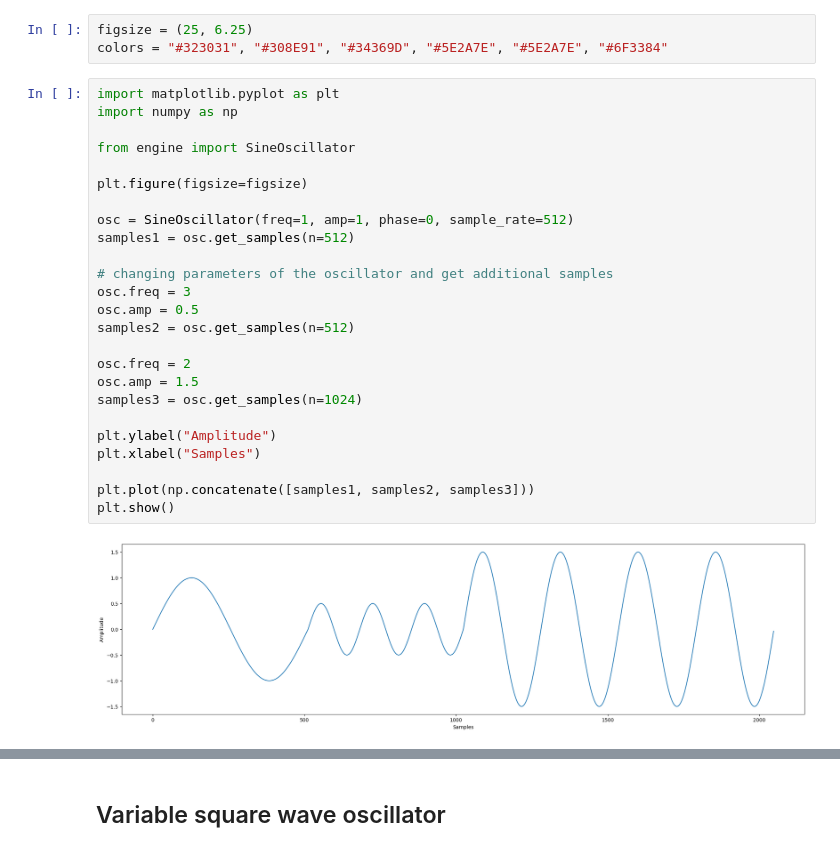
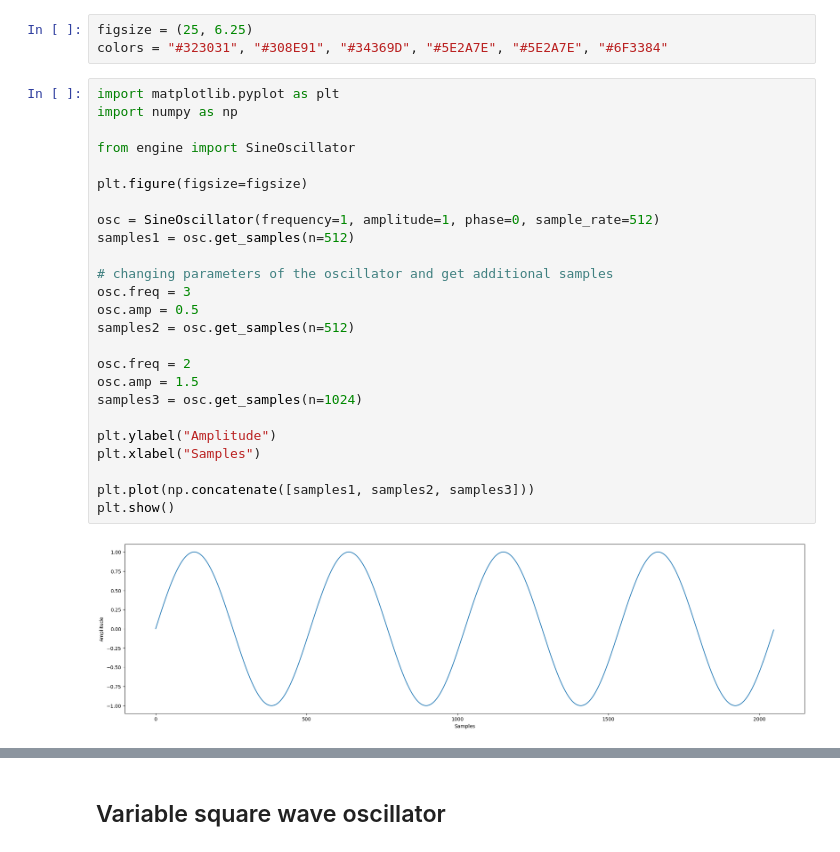
Before and after one commit to rasigle/sonicrack, a Jupyter notebook: examples/oscillators_v3_variable.ipynb, the cells around one changed output, grey strips where cells are left out. Cells and saved outputs as stored; diff of their text form.

```diff
--- a/examples/oscillators_v3_variable.ipynb
+++ b/examples/oscillators_v3_variable.ipynb
@@ -6,30 +6,30 @@ colors = "#323031", "#308E91", "#34369D", "#5E2A7E", "#5E2A7E", "#6F3384"
 # %%
 import matplotlib.pyplot as plt
 import numpy as np
 
 from engine import SineOscillator
 
 plt.figure(figsize=figsize)
 
-osc = SineOscillator(freq=1, amp=1, phase=0, sample_rate=512)
+osc = SineOscillator(frequency=1, amplitude=1, phase=0, sample_rate=512)
 samples1 = osc.get_samples(n=512)
 
 # changing parameters of the oscillator and get additional samples
 osc.freq = 3
 osc.amp = 0.5
 samples2 = osc.get_samples(n=512)
 
 osc.freq = 2
 osc.amp = 1.5
 samples3 = osc.get_samples(n=1024)
 
 plt.ylabel("Amplitude")
 plt.xlabel("Samples")
 
 plt.plot(np.concatenate([samples1, samples2, samples3]))
 plt.show()
 # %% [output]
-[figure, old version]
+[figure, new version]
 # %%
 import matplotlib.pyplot as plt
 
```
Also changed, not shown: parts of 7 cells of this notebook, 27 other files.
